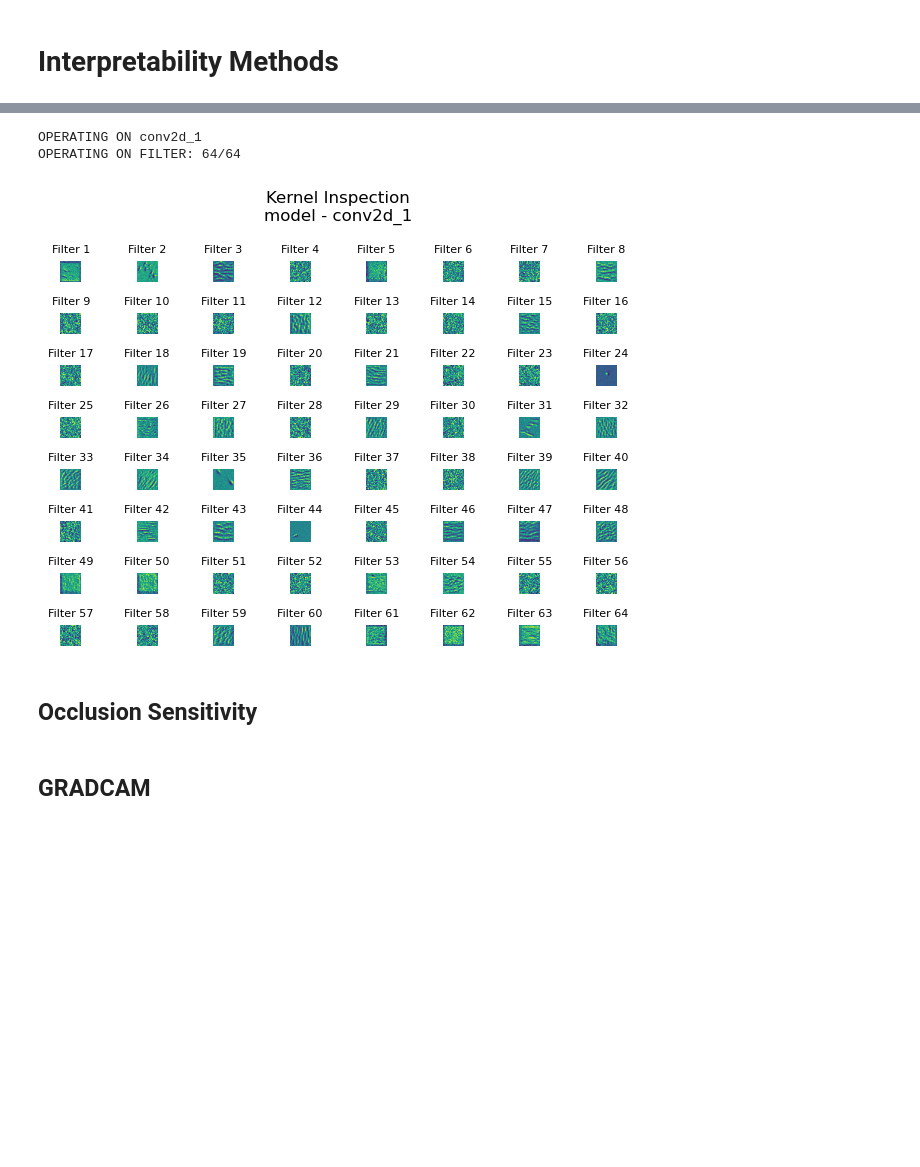
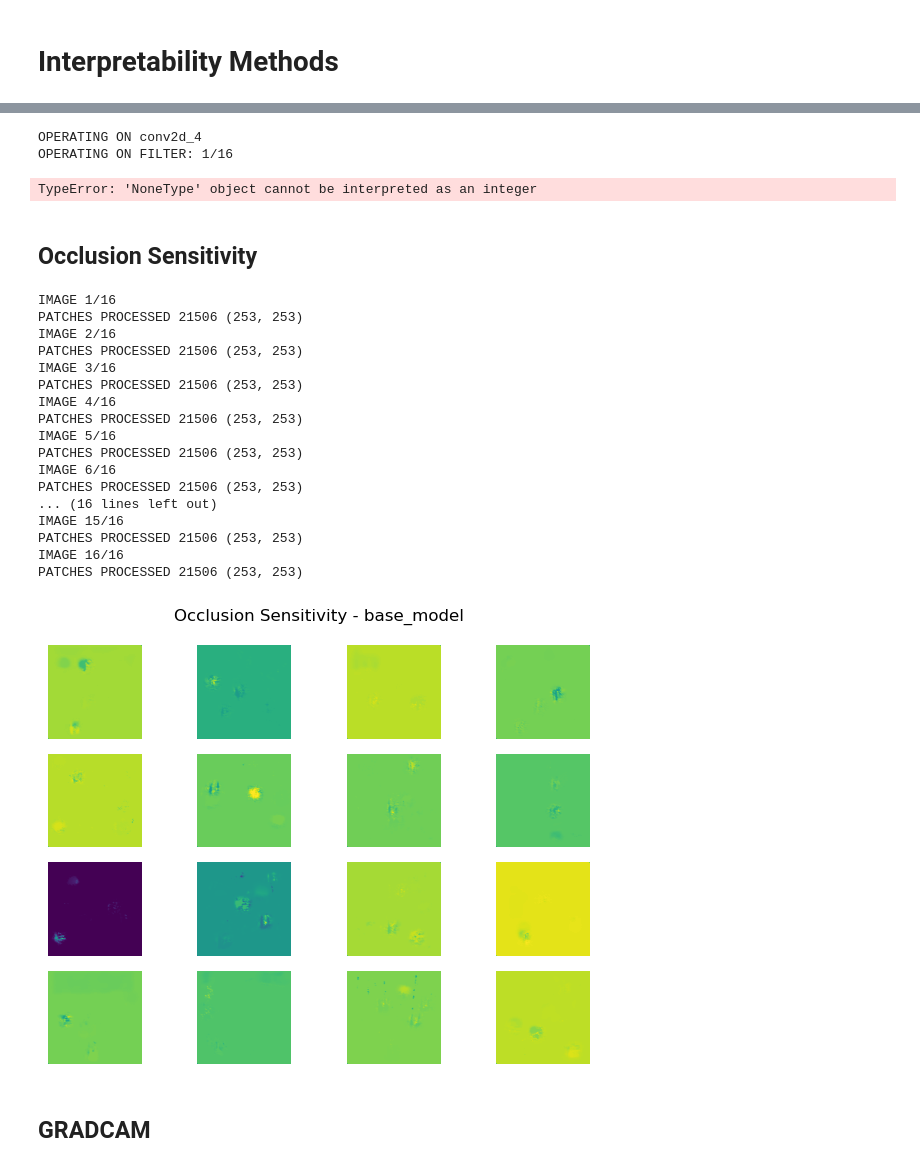
Before and after one commit to hmcalister/Tensorflow-Intepretability-Project, a Jupyter notebook: Interpretability.ipynb, the cells around one changed output, grey strips where cells are left out. Cells and saved outputs as stored; diff of their text form; code cells hidden in the pictures; blank space fills up the shorter version.

```diff
--- a/Interpretability.ipynb
+++ b/Interpretability.ipynb
@@ -196,8 +203,0 @@ THRESHOLD MODEL: {'loss': nan}
-# %%
-kernel_inspection(model=task.model, steps=50, step_size=0.01, layer_name="conv2d_1")
-# kernel_inspection(model=task.model, steps=100, step_size=0.05, layer_name="conv2d_2")
-# kernel_inspection(model=task.model, steps=100, step_size=0.01, layer_name="conv2d_9")
-# %% [output]
-OPERATING ON conv2d_1
-OPERATING ON FILTER: 64/64
-[figure, removed]
@@ -207,0 +204,6 @@ kernel_inspection(model=threshold_model, steps=500, step_size=0.05, layer_name="
+# %%
+kernel_activations(model=task.model, steps=50, step_size=0.01, layer_name="conv2d_4")
+# %% [output]
+OPERATING ON conv2d_4
+OPERATING ON FILTER: 1/16
+TypeError: 'NoneType' object cannot be interpreted as an integer
@@ -208,7 +212,26 @@ kernel_inspection(model=threshold_model, steps=500, step_size=0.05, layer_name="
 # %% [markdown]
 ## Occlusion Sensitivity
 # %%
-occlusion_sensitivity(task.model, data_images, data_labels, patch_size=2, stride=1, occlusion_batch_size=128)
+occlusion_sensitivity(task.model, data_images, data_labels, patch_size=3, stride=3, occlusion_batch_size=32)
+# %% [output]
+IMAGE 1/16
+PATCHES PROCESSED 21506 (253, 253)
+IMAGE 2/16
+PATCHES PROCESSED 21506 (253, 253)
+IMAGE 3/16
+PATCHES PROCESSED 21506 (253, 253)
+IMAGE 4/16
+PATCHES PROCESSED 21506 (253, 253)
+IMAGE 5/16
+PATCHES PROCESSED 21506 (253, 253)
+IMAGE 6/16
+PATCHES PROCESSED 21506 (253, 253)
+... (16 lines left out)
+IMAGE 15/16
+PATCHES PROCESSED 21506 (253, 253)
+IMAGE 16/16
+PATCHES PROCESSED 21506 (253, 253)
+[figure, added]
 # %%
 occlusion_sensitivity(threshold_model, data_images, data_labels, patch_size=2, stride=1)
 # %% [markdown]
```
Also changed, not shown: parts of 13 cells of this notebook, 1 other file.
